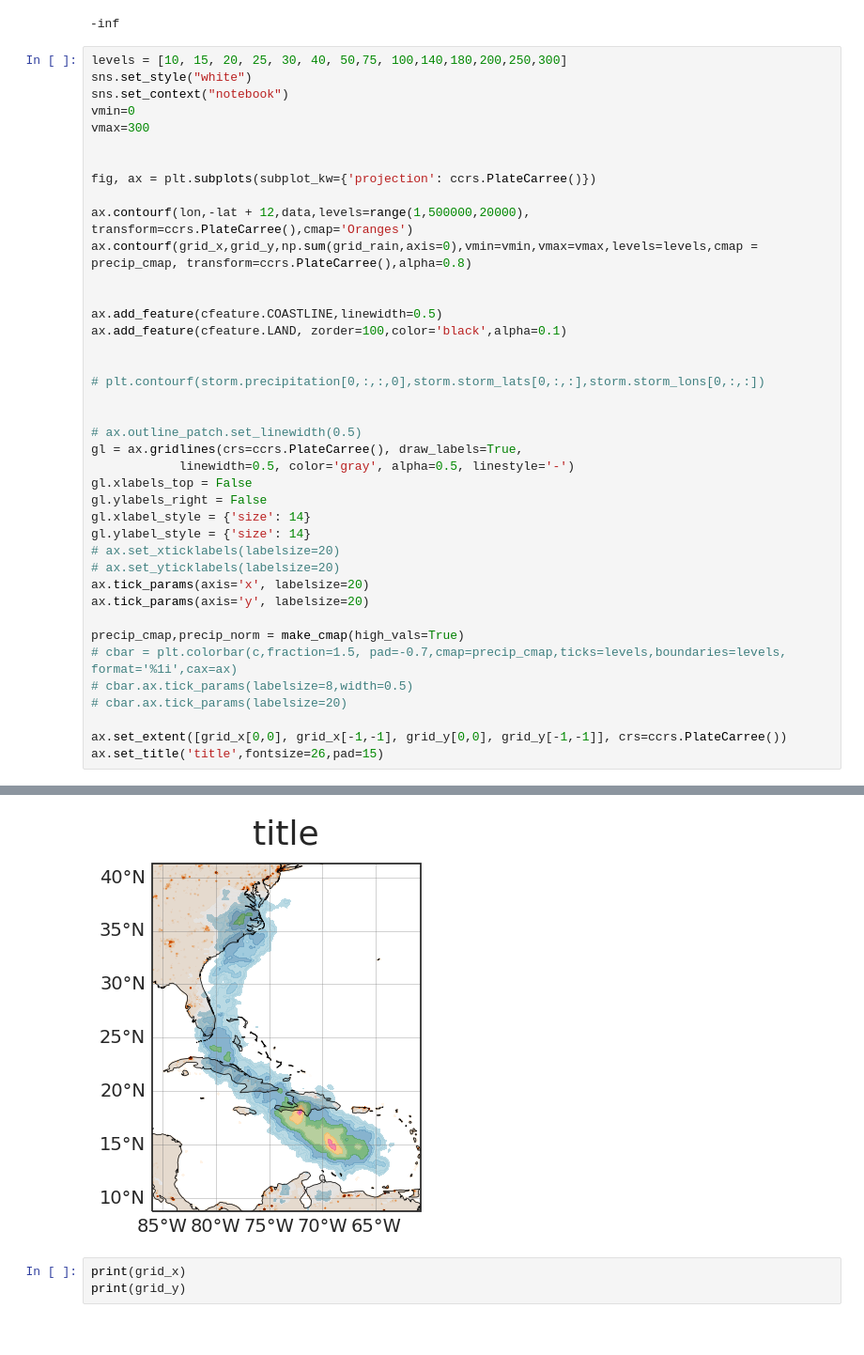
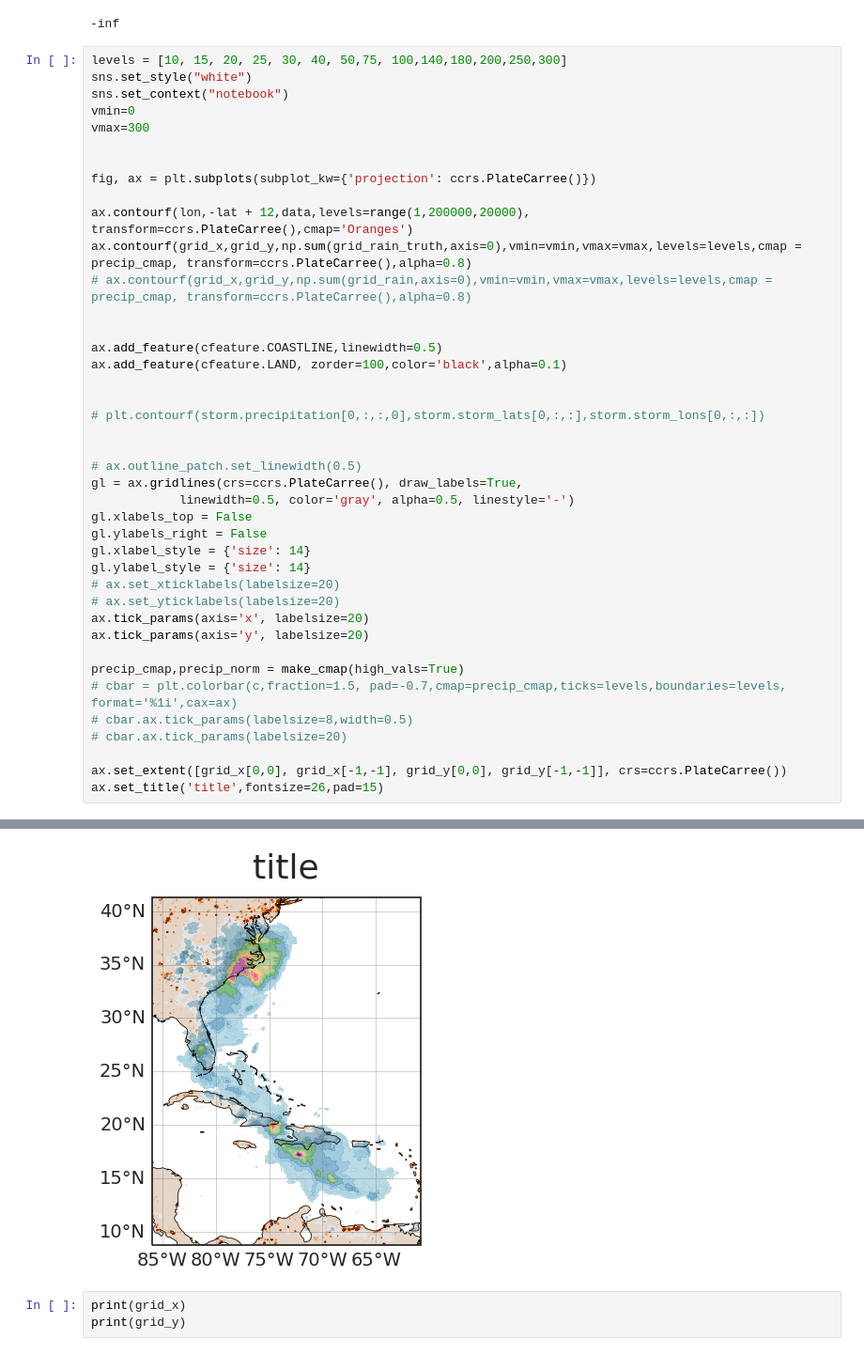
Before and after one commit to vosps/tropical_cyclone, a Jupyter notebook: tracking/7_hit_rate.ipynb, the cells around one changed output, grey strips where cells are left out. Shown at 94% size. Saved outputs shown, nothing was run; the diff lists cells and outputs as text.

Commit message:
extra plots and disc predictions

```diff
--- a/tracking/7_hit_rate.ipynb
+++ b/tracking/7_hit_rate.ipynb
@@ -201,39 +206,40 @@ vmax=300
 
 fig, ax = plt.subplots(subplot_kw={'projection': ccrs.PlateCarree()})
 
-ax.contourf(lon,-lat + 12,data,levels=range(1,500000,20000), transform=ccrs.PlateCarree(),cmap='Oranges')
-ax.contourf(grid_x,grid_y,np.sum(grid_rain,axis=0),vmin=vmin,vmax=vmax,levels=levels,cmap = precip_cmap, transform=ccrs.PlateCarree(),alpha=0.8)
+ax.contourf(lon,-lat + 12,data,levels=range(1,200000,20000), transform=ccrs.PlateCarree(),cmap='Oranges')
+ax.contourf(grid_x,grid_y,np.sum(grid_rain_truth,axis=0),vmin=vmin,vmax=vmax,levels=levels,cmap = precip_cmap, transform=ccrs.PlateCarree(),alpha=0.8)
+# ax.contourf(grid_x,grid_y,np.sum(grid_rain,axis=0),vmin=vmin,vmax=vmax,levels=levels,cmap = precip_cmap, transform=ccrs.PlateCarree(),alpha=0.8)
 
 
 ax.add_feature(cfeature.COASTLINE,linewidth=0.5)
 ax.add_feature(cfeature.LAND, zorder=100,color='black',alpha=0.1)
 
 
 # plt.contourf(storm.precipitation[0,:,:,0],storm.storm_lats[0,:,:],storm.storm_lons[0,:,:])
 
 
 # ax.outline_patch.set_linewidth(0.5)
 gl = ax.gridlines(crs=ccrs.PlateCarree(), draw_labels=True,
 			linewidth=0.5, color='gray', alpha=0.5, linestyle='-')
 gl.xlabels_top = False
 gl.ylabels_right = False
 gl.xlabel_style = {'size': 14}
 gl.ylabel_style = {'size': 14}
 # ax.set_xticklabels(labelsize=20)
 # ax.set_yticklabels(labelsize=20)
 ax.tick_params(axis='x', labelsize=20)
 ax.tick_params(axis='y', labelsize=20)
 
 precip_cmap,precip_norm = make_cmap(high_vals=True)
 # cbar = plt.colorbar(c,fraction=1.5, pad=-0.7,cmap=precip_cmap,ticks=levels,boundaries=levels, format='%1i',cax=ax)
 # cbar.ax.tick_params(labelsize=8,width=0.5)
 # cbar.ax.tick_params(labelsize=20)
 
 ax.set_extent([grid_x[0,0], grid_x[-1,-1], grid_y[0,0], grid_y[-1,-1]], crs=ccrs.PlateCarree())
 ax.set_title('title',fontsize=26,pad=15)
 # %% [output]
 Text(0.5, 1.0, 'title')
-[figure, old version]
+[figure, new version]
 # %%
 print(grid_x)
 print(grid_y)
```
Also changed, not shown: parts of 11 cells of this notebook, 17 other files.
